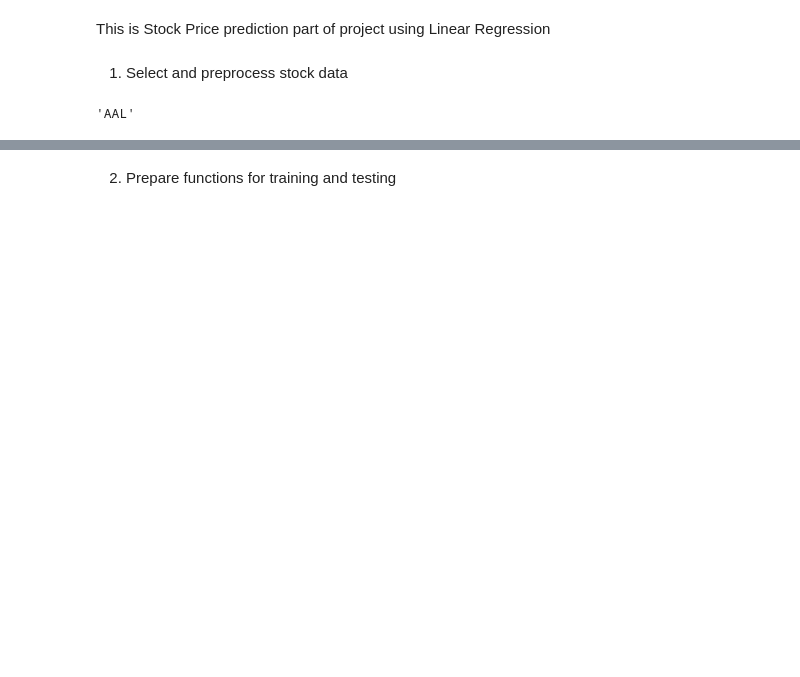
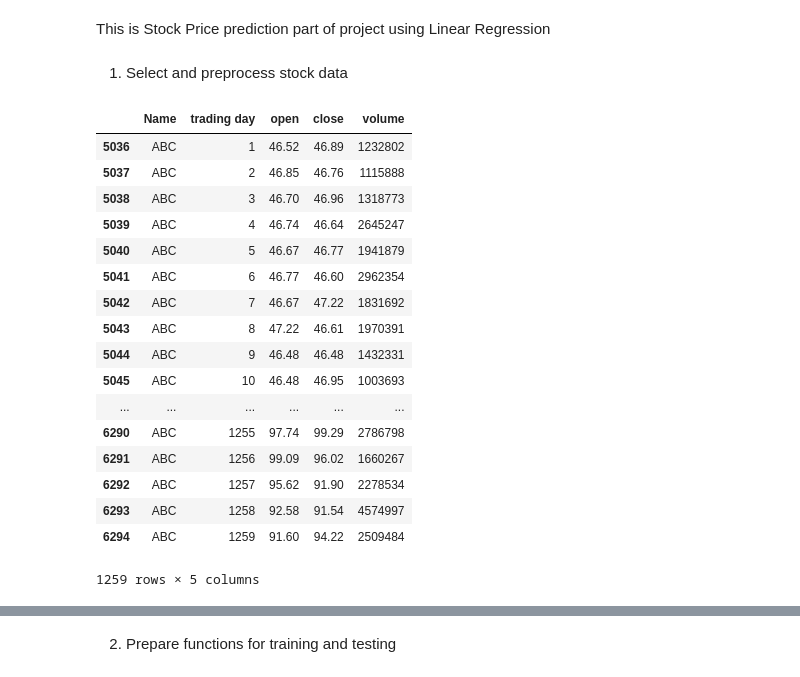
Before and after one commit to Cosmopolitaine/Tools-Project-Data-Cleaning, a Jupyter notebook: LinearRegression_Model.ipynb, the cells around one changed output, grey strips where cells are left out. Saved outputs shown, nothing was run; the diff lists cells and outputs as text; code cells hidden in the pictures; blank space fills up the shorter version.

```diff
--- a/LinearRegression_Model.ipynb
+++ b/LinearRegression_Model.ipynb
@@ -8,17 +8,35 @@ import numpy as np
 # %%
 data =  pd.read_csv('/Users/niweichong/Desktop/Git/Tools-Project-Data-Cleaning-master/Tools-Project-Data-Cleaning/Clean_Data_Out.csv')
 
 #select values needed and particular stock, modify the date to trading days
 def select_stock(stock_name:str):
     data_col_chosen = data[['Name','open','close','volume',]]
     data_stock_chosen = data_col_chosen.loc[data['Name']==stock_name]
     data_stock_chosen.insert(1, 'trading day', [i+1 for i in range(len(data_stock_chosen['Name']))])
     return data_stock_chosen
 
 #eg. choose 'AAL'
-data = select_stock('AAL')
+data = select_stock('ABC')
+data
 # %% [output]
+|  | Name | trading day | open | close | volume |
+| 5036 | ABC | 1 | 46.52 | 46.89 | 1232802 |
+| 5037 | ABC | 2 | 46.85 | 46.76 | 1115888 |
+| 5038 | ABC | 3 | 46.70 | 46.96 | 1318773 |
+| 5039 | ABC | 4 | 46.74 | 46.64 | 2645247 |
+| 5040 | ABC | 5 | 46.67 | 46.77 | 1941879 |
+| 5041 | ABC | 6 | 46.77 | 46.60 | 2962354 |
+| 5042 | ABC | 7 | 46.67 | 47.22 | 1831692 |
+| 5043 | ABC | 8 | 47.22 | 46.61 | 1970391 |
+| 5044 | ABC | 9 | 46.48 | 46.48 | 1432331 |
+| 5045 | ABC | 10 | 46.48 | 46.95 | 1003693 |
+| ... | ... | ... | ... | ... | ... |
+| 6290 | ABC | 1255 | 97.74 | 99.29 | 2786798 |
+| 6291 | ABC | 1256 | 99.09 | 96.02 | 1660267 |
+| 6292 | ABC | 1257 | 95.62 | 91.90 | 2278534 |
+| 6293 | ABC | 1258 | 92.58 | 91.54 | 4574997 |
+| 6294 | ABC | 1259 | 91.60 | 94.22 | 2509484 |
-'AAL'
+1259 rows × 5 columns
 # %%
 #output to csv file
 data.to_csv('%s_preprocessed.csv' %data.iat[0, 0],index= False)
```
Also changed, not shown: parts of 7 cells of this notebook.
